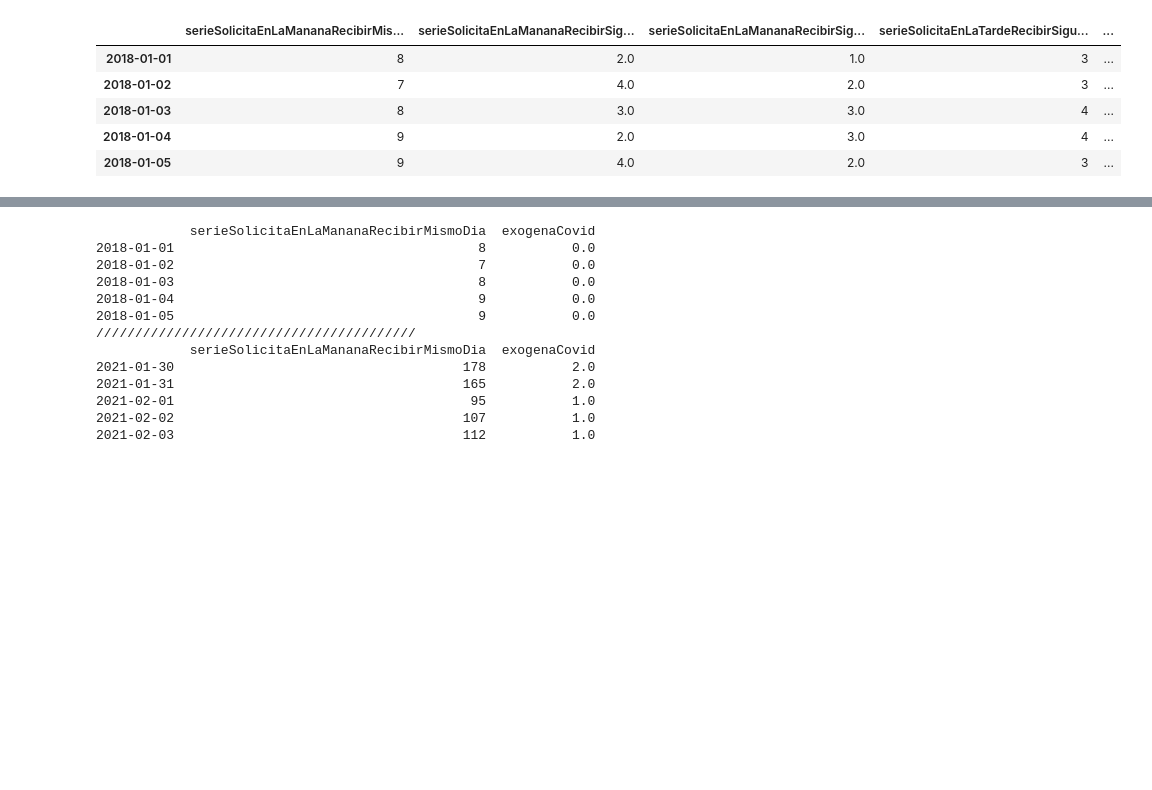
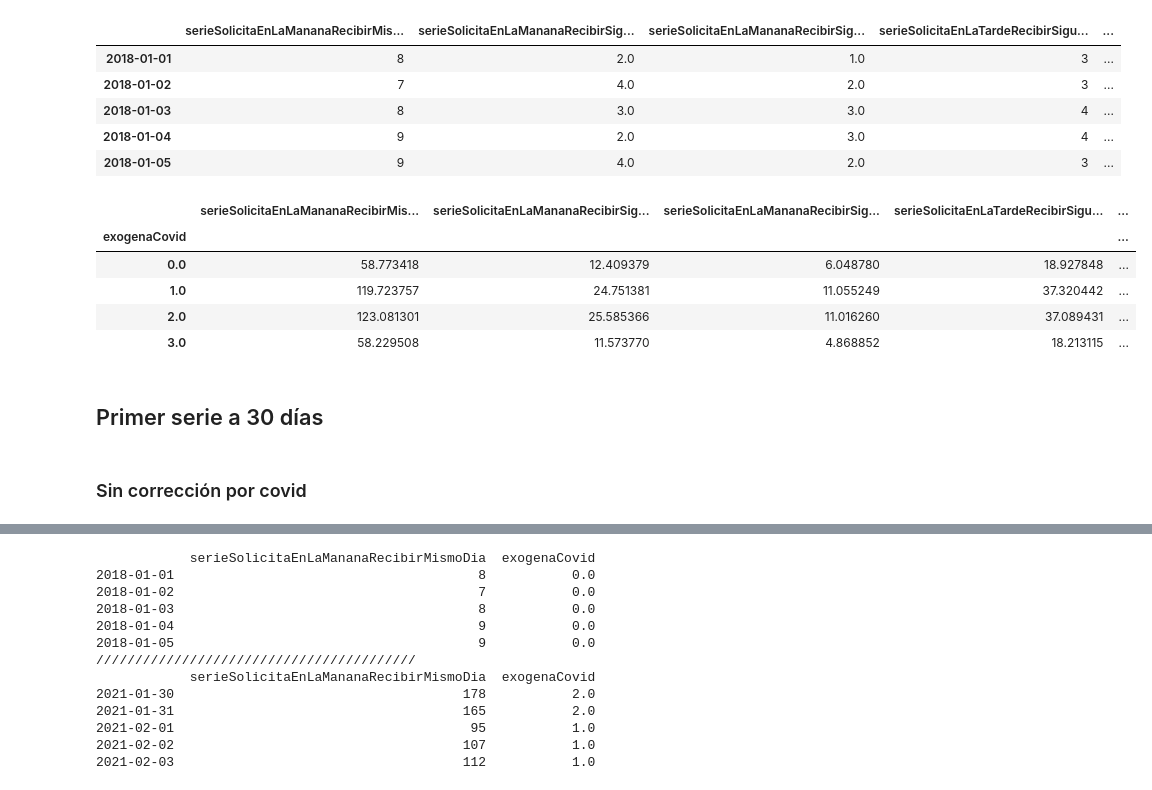
Before and after one commit to elchristog/pruebaDSc, a Jupyter notebook: pruebaDataScientist.ipynb, the cells around one changed output, grey strips where cells are left out. Drawn from its saved outputs; the diff is of its cells as text; code cells hidden in the pictures; blank space fills up the shorter version.

```diff
--- a/pruebaDataScientist.ipynb
+++ b/pruebaDataScientist.ipynb
@@ -303,3 +304,16 @@ Counter({0.0: 790, 1.0: 181, 2.0: 123, 3.0: 61})
 | 2018-01-03 | 8 | 3.0 | 3.0 | 4 | ... |
 | 2018-01-04 | 9 | 2.0 | 3.0 | 4 | ... |
 | 2018-01-05 | 9 | 4.0 | 2.0 | 3 | ... |
+# %%
+serieAModelar.groupby(by=["exogenaCovid"]).mean()
+# %% [output]
+|  | serieSolicitaEnLaMananaRecibirMis... | serieSolicitaEnLaMananaRecibirSig... | serieSolicitaEnLaMananaRecibirSig... | serieSolicitaEnLaTardeRecibirSigu... | ... |
+| exogenaCovid |  |  |  |  | ... |
+| 0.0 | 58.773418 | 12.409379 | 6.048780 | 18.927848 | ... |
+| 1.0 | 119.723757 | 24.751381 | 11.055249 | 37.320442 | ... |
+| 2.0 | 123.081301 | 25.585366 | 11.016260 | 37.089431 | ... |
+| 3.0 | 58.229508 | 11.573770 | 4.868852 | 18.213115 | ... |
+# %% [markdown]
+## Primer serie a 30 días
+# %% [markdown]
+### Sin corrección por covid
```
Also changed, not shown: parts of 8 cells of this notebook.
